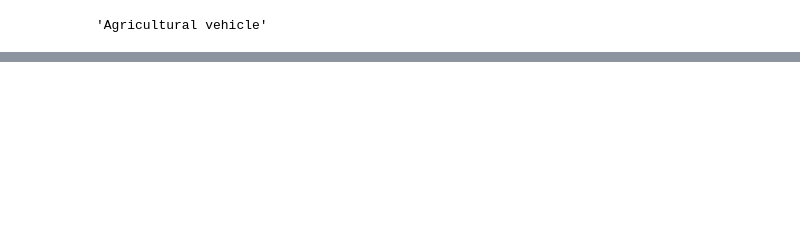
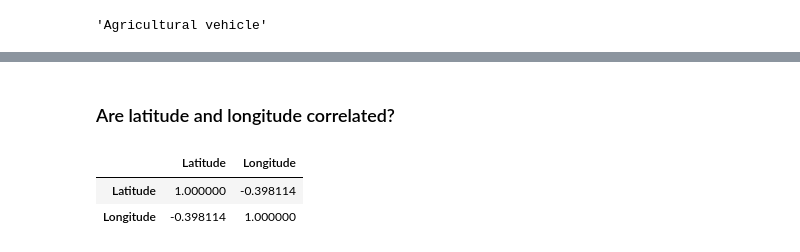
Before and after one commit to gemwel/ELEC303_DATA_ANALYSIS, a Jupyter notebook: Activity 2 - UK _Road_Accident.ipynb, the cells around one changed output, grey strips where cells are left out. Cells and saved outputs as stored; diff of their text form; code cells hidden in the pictures; blank space fills up the shorter version.

```diff
--- a/Activity 2 - UK _Road_Accident.ipynb
+++ b/Activity 2 - UK _Road_Accident.ipynb
@@ -458 +444,9 @@ Name: Light_Conditions, dtype: int64
 <hr>
+# %% [markdown]
+<h3> Are latitude and longitude correlated?</h3>
+# %%
+DataFrame[['Latitude','Longitude']].corr()
+# %% [output]
+|  | Latitude | Longitude |
+| Latitude | 1.000000 | -0.398114 |
+| Longitude | -0.398114 | 1.000000 |
```
Also changed, not shown: parts of 65 cells of this notebook.
